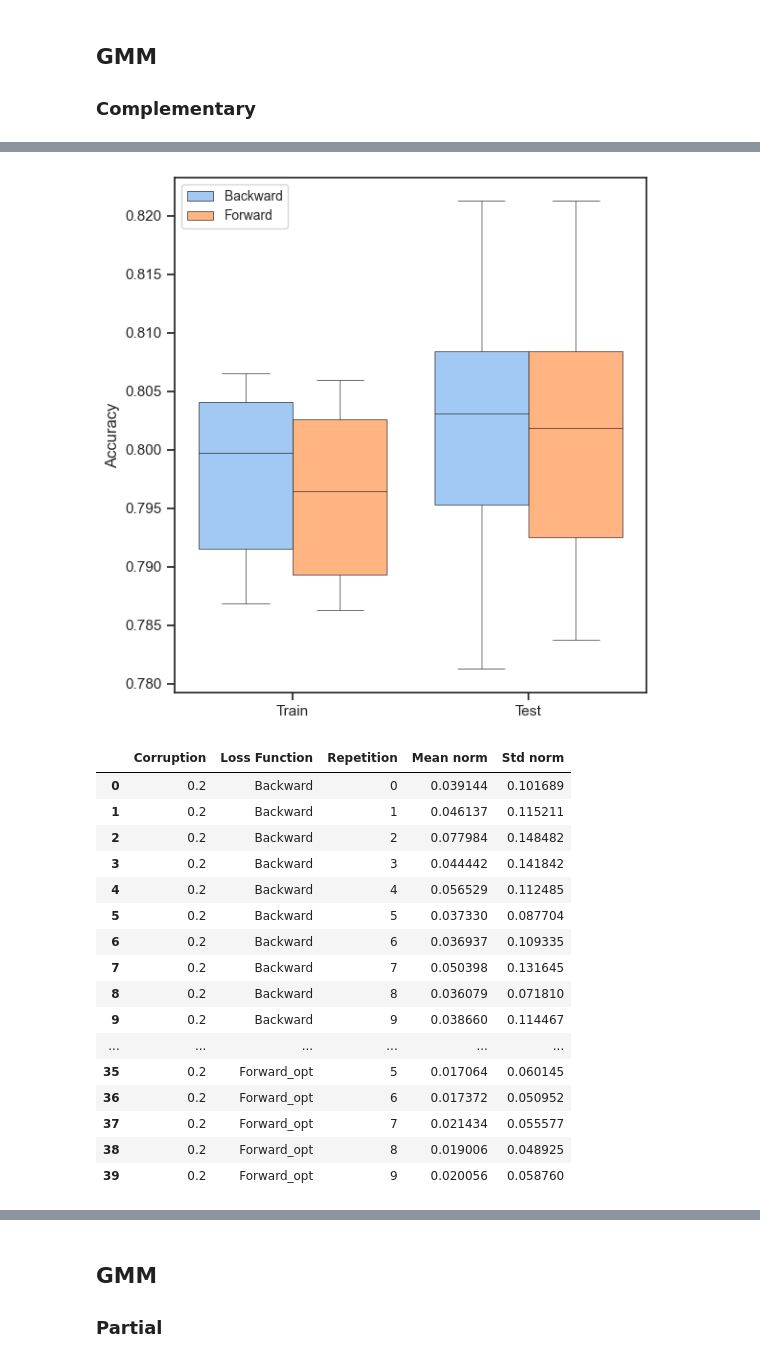
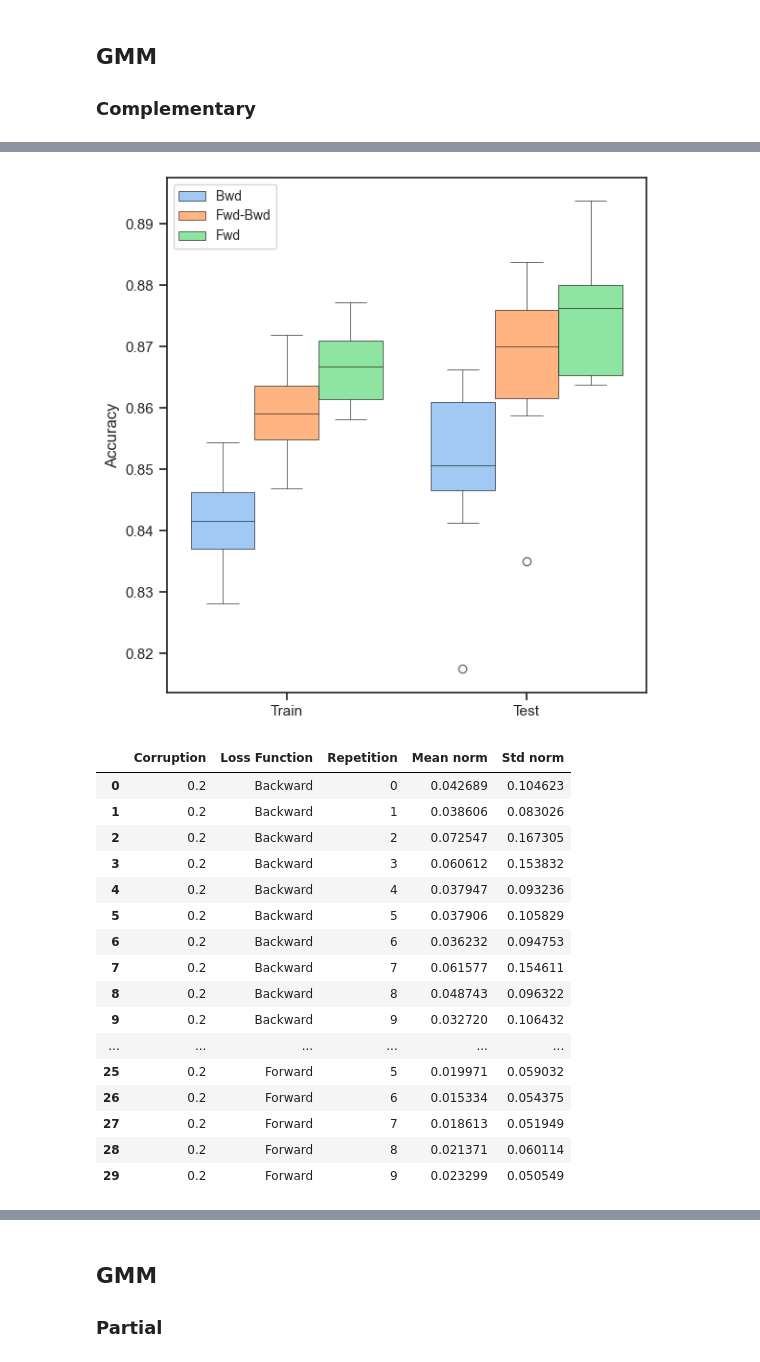
Before and after one commit to DaniBacaicoa/ForwardBackard_losses, a Jupyter notebook: New_Results_viasualization.ipynb, the cells around one changed output, grey strips where cells are left out. Saved outputs shown, nothing was run; the diff lists cells and outputs as text; code cells hidden in the pictures.

```diff
--- a/New_Results_viasualization.ipynb
+++ b/New_Results_viasualization.ipynb
@@ -748,37 +755,37 @@ See the caveats in the documentation: https://pandas.pydata.org/pandas-docs/stab
 # %%
-selected_loss_fns = ['Backward', 'Forward']
-last_epoch_df = df_concatenado[df_concatenado['epoch'] == 5]
+selected_loss_fns = ['Backward', 'FB_decomposed', 'Forward']
+last_epoch_df = df_concatenado[df_concatenado['epoch'] == 50]
 last_epoch_df = last_epoch_df[last_epoch_df['loss_fn'].isin(selected_loss_fns)]
 
 df_corr1 = last_epoch_df[last_epoch_df['corr_p'] == 0.2]
 
 sns.set_theme(style="ticks", palette="pastel")
 fig, ax = plt.subplots(figsize=(6, 6))  # Use `ax` instead of `axes` and remove sharey
 
-hue_order = ['Backward', 'Forward']
-new_labels = ['Backward', 'Forward']
+hue_order = ['Backward', 'FB_decomposed', 'Forward']
+new_labels = ['Bwd','Fwd-Bwd', 'Fwd']
 
 sns.boxplot(data=df_corr1, x='train', y='acc', hue='loss_fn', hue_order=hue_order, saturation=1,
             boxprops=dict(edgecolor='black', linewidth=0.4),
             whiskerprops=dict(color='black', linewidth=0.4),
             capprops=dict(color='black', linewidth=0.4),
             medianprops=dict(color='black', linewidth=0.4))
 
 # Set labels
 #ax.set_xlabel(r'$\rho=0.3$')
 ax.set_ylabel('Accuracy')
 ax.set_xlabel(r'')
 
 # Modify the legend with new labels
 handles, labels = ax.get_legend_handles_labels()
 ax.legend(handles, new_labels, prop={'size': 10})
 
 # Adjust layout and display the plot
 plt.tight_layout()
 plt.show()
 #plt.savefig('Fig8.eps', format='eps',dpi=1000)
 # %% [output]
-[figure, old version]
+[figure, new version]
 # %%
 
 device = torch.device("cuda" if torch.cuda.is_available() else "cpu")
@@ -787,7 +794,7 @@ folder = "Results/gmm_Complementary"
 corr = 0.2
 soft = torch.nn.Softmax(dim=1)
 
-losses = ['Backward','Forward','Backward_conv','Forward_opt']
+losses = ['Backward','FB_decomposed','Forward']
 results = []
 for los in losses:
     for rep in range(10):
@@ -824,20 +831,20 @@ df_results = pd.DataFrame(results)
 df_results
 # %% [output]
 |  | Corruption | Loss Function | Repetition | Mean norm | Std norm |
-| 0 | 0.2 | Backward | 0 | 0.039144 | 0.101689 |
-| 1 | 0.2 | Backward | 1 | 0.046137 | 0.115211 |
-| 2 | 0.2 | Backward | 2 | 0.077984 | 0.148482 |
-| 3 | 0.2 | Backward | 3 | 0.044442 | 0.141842 |
-| 4 | 0.2 | Backward | 4 | 0.056529 | 0.112485 |
-| 5 | 0.2 | Backward | 5 | 0.037330 | 0.087704 |
-| 6 | 0.2 | Backward | 6 | 0.036937 | 0.109335 |
-| 7 | 0.2 | Backward | 7 | 0.050398 | 0.131645 |
-| 8 | 0.2 | Backward | 8 | 0.036079 | 0.071810 |
-| 9 | 0.2 | Backward | 9 | 0.038660 | 0.114467 |
+| 0 | 0.2 | Backward | 0 | 0.042689 | 0.104623 |
+| 1 | 0.2 | Backward | 1 | 0.038606 | 0.083026 |
+| 2 | 0.2 | Backward | 2 | 0.072547 | 0.167305 |
+| 3 | 0.2 | Backward | 3 | 0.060612 | 0.153832 |
+| 4 | 0.2 | Backward | 4 | 0.037947 | 0.093236 |
+| 5 | 0.2 | Backward | 5 | 0.037906 | 0.105829 |
+| 6 | 0.2 | Backward | 6 | 0.036232 | 0.094753 |
+| 7 | 0.2 | Backward | 7 | 0.061577 | 0.154611 |
+| 8 | 0.2 | Backward | 8 | 0.048743 | 0.096322 |
+| 9 | 0.2 | Backward | 9 | 0.032720 | 0.106432 |
 | ... | ... | ... | ... | ... | ... |
-| 35 | 0.2 | Forward_opt | 5 | 0.017064 | 0.060145 |
-| 36 | 0.2 | Forward_opt | 6 | 0.017372 | 0.050952 |
-| 37 | 0.2 | Forward_opt | 7 | 0.021434 | 0.055577 |
-| 38 | 0.2 | Forward_opt | 8 | 0.019006 | 0.048925 |
-| 39 | 0.2 | Forward_opt | 9 | 0.020056 | 0.058760 |
+| 25 | 0.2 | Forward | 5 | 0.019971 | 0.059032 |
+| 26 | 0.2 | Forward | 6 | 0.015334 | 0.054375 |
+| 27 | 0.2 | Forward | 7 | 0.018613 | 0.051949 |
+| 28 | 0.2 | Forward | 8 | 0.021371 | 0.060114 |
+| 29 | 0.2 | Forward | 9 | 0.023299 | 0.050549 |
 # %%
```
Also changed, not shown: parts of 12 cells of this notebook, 4 other files.
